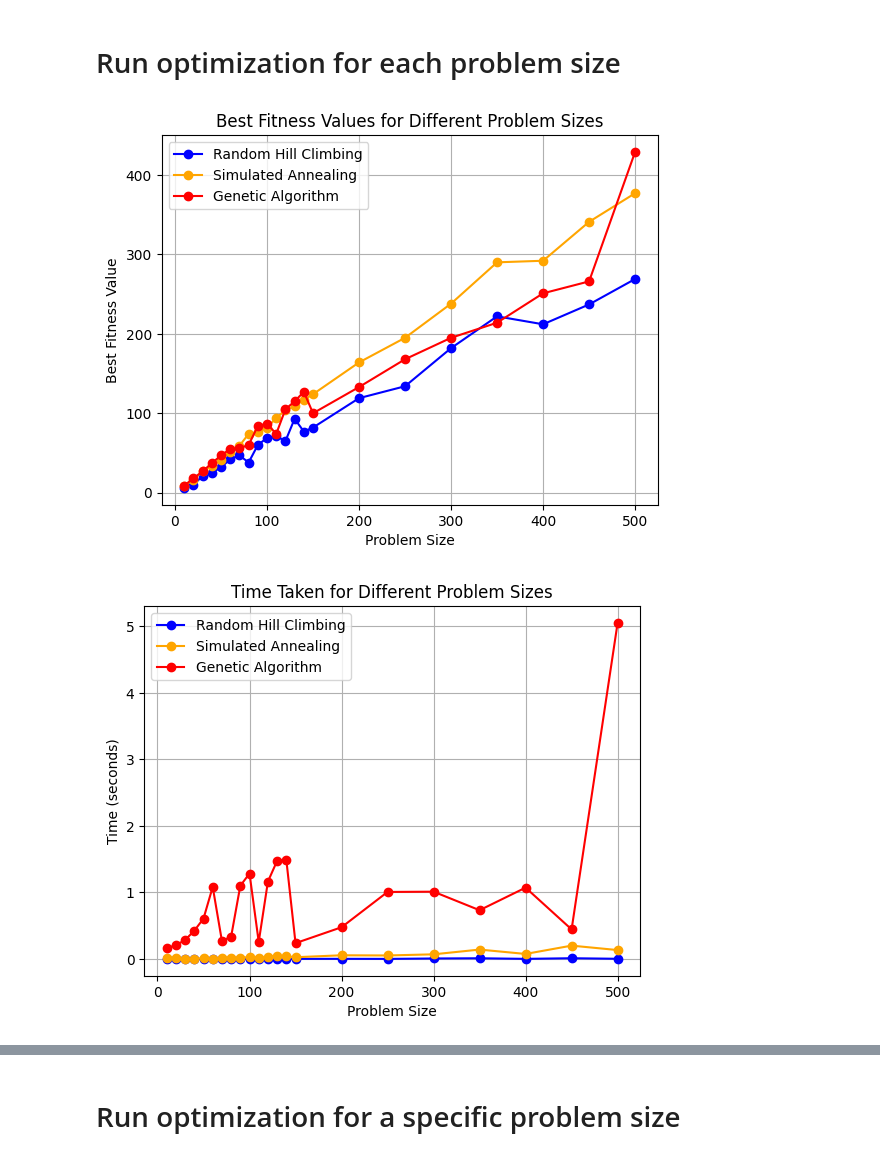
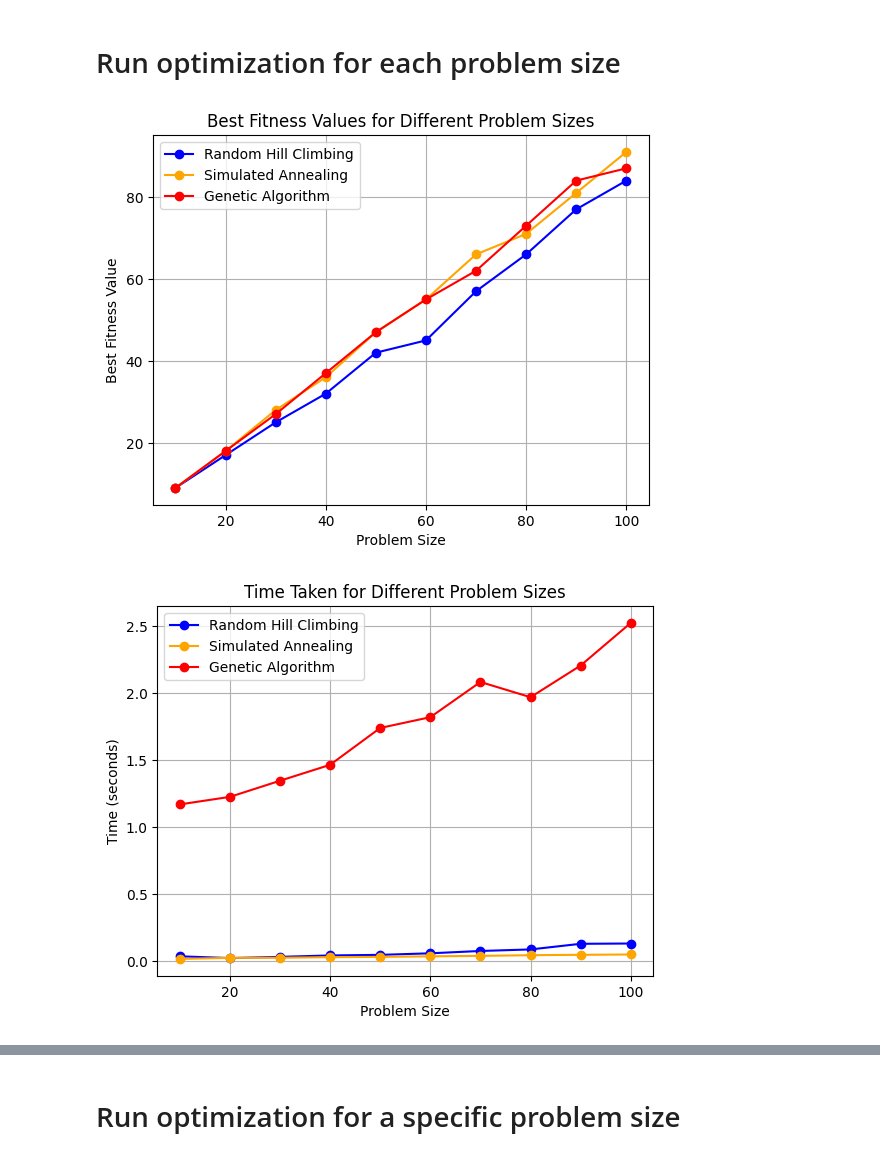
Before and after one commit to ankitrahejagatech/7641HW2, a Jupyter notebook: flipflopHW2.ipynb, the cells around one changed output, grey strips where cells are left out. Cells and saved outputs as stored; diff of their text form; code cells hidden in the pictures.

```diff
--- a/flipflopHW2.ipynb
+++ b/flipflopHW2.ipynb
@@ -26,9 +26,9 @@ def run_optimizations(problem_length, state):
     # Random Hill Climbing
     start_time = time.time()
     rhc_best_state, rhc_best_fitness, rhc_fitness_curve = mlrose.random_hill_climb(problem,
-                                                                                  max_attempts=10,
+                                                                                  max_attempts=100,
                                                                                   max_iters=1000,
-                                                                                  restarts=0,
+                                                                                  restarts=10,
                                                                                   init_state=init_state_var,
                                                                                   curve=True,
                                                                                   random_state=state)
@@ -38,7 +38,7 @@ def run_optimizations(problem_length, state):
     start_time = time.time()
     sa_best_state, sa_best_fitness, sa_fitness_curve = mlrose.simulated_annealing(problem,
                                                                                   schedule=mlrose.ExpDecay(),
-                                                                                  max_attempts=10,
+                                                                                  max_attempts=100,
                                                                                   max_iters=1000,
                                                                                   init_state=init_state_var,
                                                                                   curve=True,
@@ -50,7 +50,7 @@ def run_optimizations(problem_length, state):
     ga_best_state, ga_best_fitness, ga_fitness_curve = mlrose.genetic_alg(problem,
                                                                           pop_size=200,
                                                                           mutation_prob=0.1,
-                                                                          max_attempts=10,
+                                                                          max_attempts=100,
                                                                           max_iters=1000,
                                                                           curve=True,
                                                                           random_state=state)
@@ -59,7 +59,7 @@ def run_optimizations(problem_length, state):
     return rhc_best_state,sa_best_state,ga_best_state,rhc_best_fitness, sa_best_fitness, ga_best_fitness,rhc_fitness_curve, sa_fitness_curve, ga_fitness_curve , rhc_time, sa_time, ga_time
 
 # Define different problem sizes
-problem_sizes = [10, 20, 30, 40, 50, 60, 70, 80, 90, 100, 110, 120, 130, 140, 150, 200, 250, 300, 350, 400, 450, 500]
+problem_sizes = [10, 20, 30, 40, 50, 60, 70, 80, 90, 100]
 rhc_best_fitness_values = []
 sa_best_fitness_values = []
 ga_best_fitness_values = []
@@ -113,33 +113,33 @@ plt.ylabel('Time (seconds)')
 # Adding legend
 plt.legend()
 # Adding grid
 plt.grid()
 # Show the plot
 plt.show()
 
-problem_length = 500
+problem_length = 100
 state = 123
 _,_,_,_,_,_,rhc_fitness_curve, sa_fitness_curve, ga_fitness_curve,_,_,_ = run_optimizations(problem_length, state)
 # Plotting the fitness curves for each algorithm
 plt.figure()
 
 plt.plot(rhc_fitness_curve[:,0], label='Random Hill Climbing', color='blue')
 plt.plot(sa_fitness_curve[:,0], label='Simulated Annealing', color='orange')
 plt.plot(ga_fitness_curve[:,0], label='Genetic Algorithm', color='red')
 
 # Adding title and labels
 plt.title('Fitness Curves for Different Algorithms')
 plt.xlabel('Iterations')
 plt.ylabel('Best Fitness Value')
 
 # Adding legend
 plt.legend()
 
 # Adding grid
 plt.grid()
 
 # Show the plot
 plt.show()
 # %% [output]
-[figure, old version]
+[figure, new version]
-[figure, old version]
+[figure, new version]
```
Also changed, not shown: parts of 8 cells of this notebook, 21 other files.
